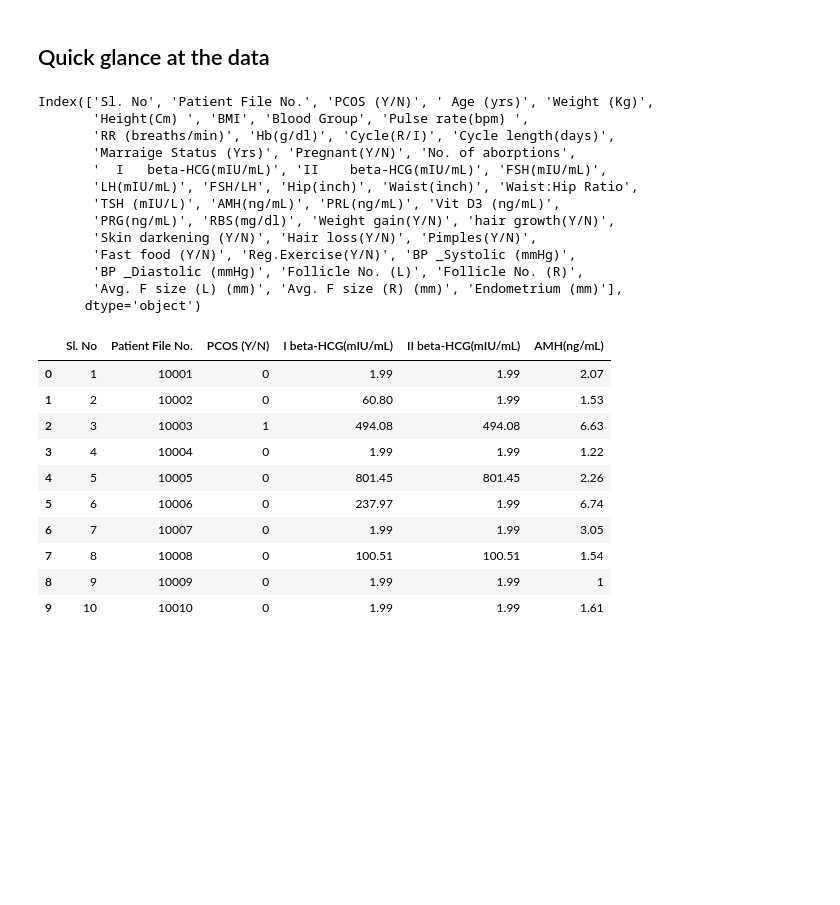
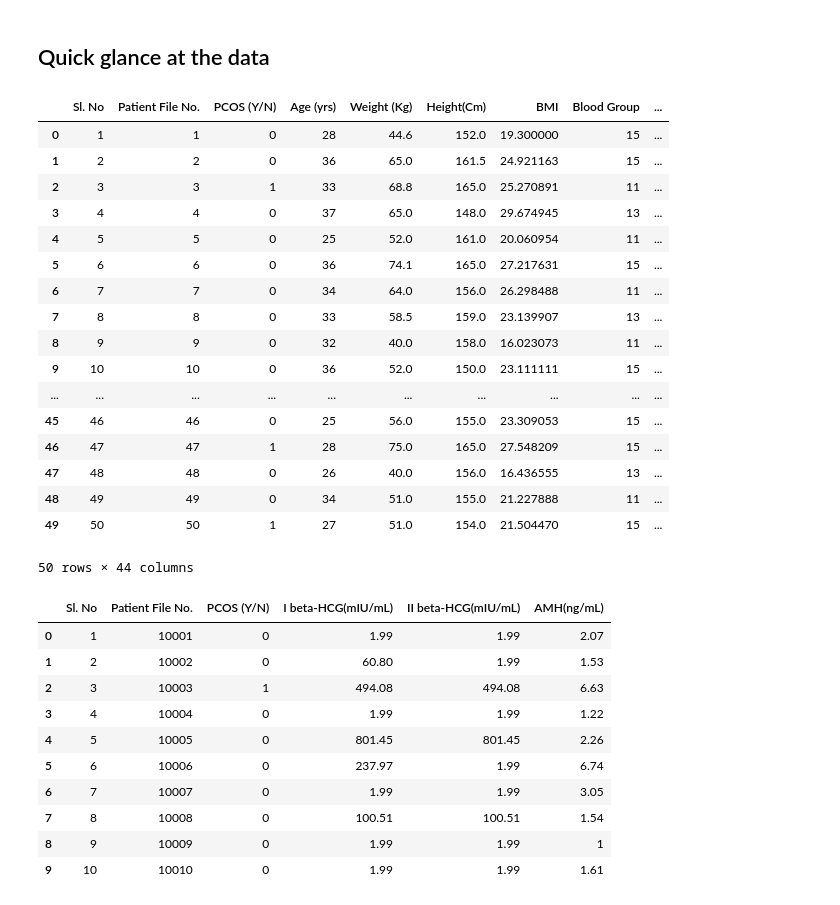
Before and after one commit to joeygitari/blossom-health, a Jupyter notebook: backend/models/pcos_model.ipynb, the cells around one changed output. Saved outputs shown, nothing was run; the diff lists cells and outputs as text; code cells hidden in the pictures; blank space fills up the shorter version.

```diff
--- a/backend/models/pcos_model.ipynb
+++ b/backend/models/pcos_model.ipynb
@@ -32,25 +32,30 @@ Complications of PCOS can include:
 # %%
 import openpyxl
 import pandas as pd
 # data = pd.read('', sheet_name=1)# loads the data and creates a table(formally called a pandas DataFrame)
 data = pd.read_csv("../datasets/pcos-datasets/PCOS_data.csv")
 
 data.head(50) #shows us the first ten rows of the DataFrame
-data.columns
+# data.columns
 # %% [output]
+|  | Sl. No | Patient File No. | PCOS (Y/N) | Age (yrs) | Weight (Kg) | Height(Cm) | BMI | Blood Group | ... |
+| 0 | 1 | 1 | 0 | 28 | 44.6 | 152.0 | 19.300000 | 15 | ... |
+| 1 | 2 | 2 | 0 | 36 | 65.0 | 161.5 | 24.921163 | 15 | ... |
+| 2 | 3 | 3 | 1 | 33 | 68.8 | 165.0 | 25.270891 | 11 | ... |
+| 3 | 4 | 4 | 0 | 37 | 65.0 | 148.0 | 29.674945 | 13 | ... |
+| 4 | 5 | 5 | 0 | 25 | 52.0 | 161.0 | 20.060954 | 11 | ... |
+| 5 | 6 | 6 | 0 | 36 | 74.1 | 165.0 | 27.217631 | 15 | ... |
+| 6 | 7 | 7 | 0 | 34 | 64.0 | 156.0 | 26.298488 | 11 | ... |
+| 7 | 8 | 8 | 0 | 33 | 58.5 | 159.0 | 23.139907 | 13 | ... |
+| 8 | 9 | 9 | 0 | 32 | 40.0 | 158.0 | 16.023073 | 11 | ... |
+| 9 | 10 | 10 | 0 | 36 | 52.0 | 150.0 | 23.111111 | 15 | ... |
+| ... | ... | ... | ... | ... | ... | ... | ... | ... | ... |
+| 45 | 46 | 46 | 0 | 25 | 56.0 | 155.0 | 23.309053 | 15 | ... |
+| 46 | 47 | 47 | 1 | 28 | 75.0 | 165.0 | 27.548209 | 15 | ... |
+| 47 | 48 | 48 | 0 | 26 | 40.0 | 156.0 | 16.436555 | 13 | ... |
+| 48 | 49 | 49 | 0 | 34 | 51.0 | 155.0 | 21.227888 | 11 | ... |
+| 49 | 50 | 50 | 1 | 27 | 51.0 | 154.0 | 21.504470 | 15 | ... |
-Index(['Sl. No', 'Patient File No.', 'PCOS (Y/N)', ' Age (yrs)', 'Weight (Kg)',
-       'Height(Cm) ', 'BMI', 'Blood Group', 'Pulse rate(bpm) ',
-       'RR (breaths/min)', 'Hb(g/dl)', 'Cycle(R/I)', 'Cycle length(days)',
-       'Marraige Status (Yrs)', 'Pregnant(Y/N)', 'No. of aborptions',
-       '  I   beta-HCG(mIU/mL)', 'II    beta-HCG(mIU/mL)', 'FSH(mIU/mL)',
-       'LH(mIU/mL)', 'FSH/LH', 'Hip(inch)', 'Waist(inch)', 'Waist:Hip Ratio',
-       'TSH (mIU/L)', 'AMH(ng/mL)', 'PRL(ng/mL)', 'Vit D3 (ng/mL)',
-       'PRG(ng/mL)', 'RBS(mg/dl)', 'Weight gain(Y/N)', 'hair growth(Y/N)',
-       'Skin darkening (Y/N)', 'Hair loss(Y/N)', 'Pimples(Y/N)',
-       'Fast food (Y/N)', 'Reg.Exercise(Y/N)', 'BP _Systolic (mmHg)',
-       'BP _Diastolic (mmHg)', 'Follicle No. (L)', 'Follicle No. (R)',
-       'Avg. F size (L) (mm)', 'Avg. F size (R) (mm)', 'Endometrium (mm)'],
-      dtype='object')
+50 rows × 44 columns
 # %%
 #let us load the infertility table too
 data_inf = pd.read_csv("../datasets/pcos-datasets/PCOS_infertility.csv")
```
Also changed, not shown: parts of 10 cells of this notebook, 10 other files.
